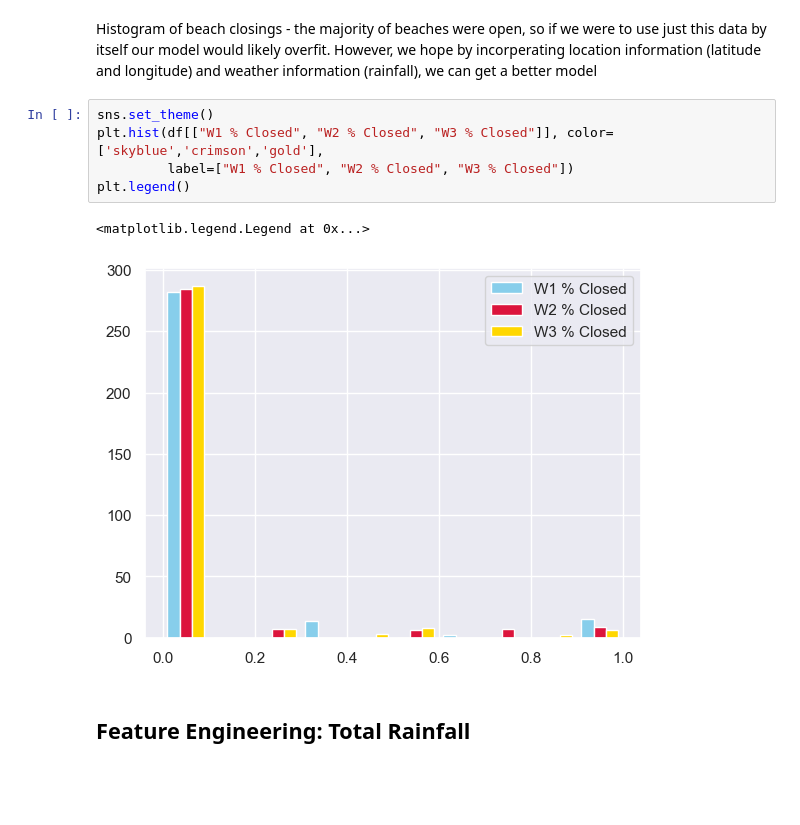
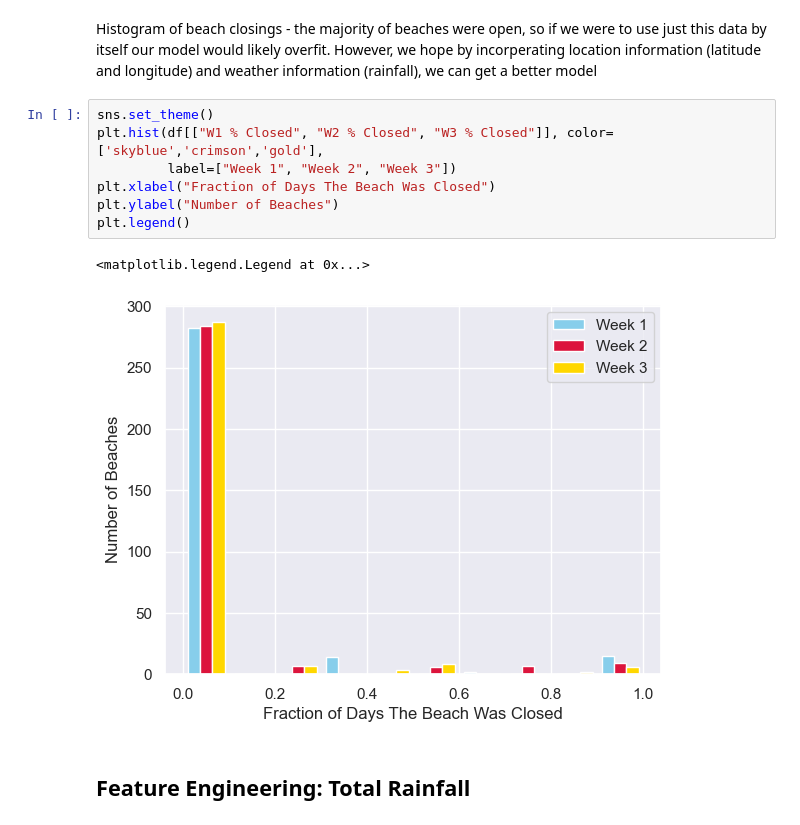
Before and after one commit to tamarahadz/ds500_proj, a Jupyter notebook: data_analysis.ipynb, the cells around one changed output. Drawn from its saved outputs; the diff is of its cells as text; blank space fills up the shorter version.

```diff
--- a/data_analysis.ipynb
+++ b/data_analysis.ipynb
@@ -103,11 +105,13 @@ Histogram of beach closings - the majority of beaches were open, so if we were t
 # %%
 sns.set_theme()
 plt.hist(df[["W1 % Closed", "W2 % Closed", "W3 % Closed"]], color=['skyblue','crimson','gold'],
-         label=["W1 % Closed", "W2 % Closed", "W3 % Closed"])
+         label=["Week 1", "Week 2", "Week 3"])
+plt.xlabel("Fraction of Days The Beach Was Closed")
+plt.ylabel("Number of Beaches")
 plt.legend()
 # %% [output]
 <matplotlib.legend.Legend at 0x...>
-[figure, old version]
+[figure, new version]
 # %% [markdown]
 ## Feature Engineering: Total Rainfall
 # %% [markdown]
```
Also changed, not shown: parts of 6 cells of this notebook, 4 other files.
